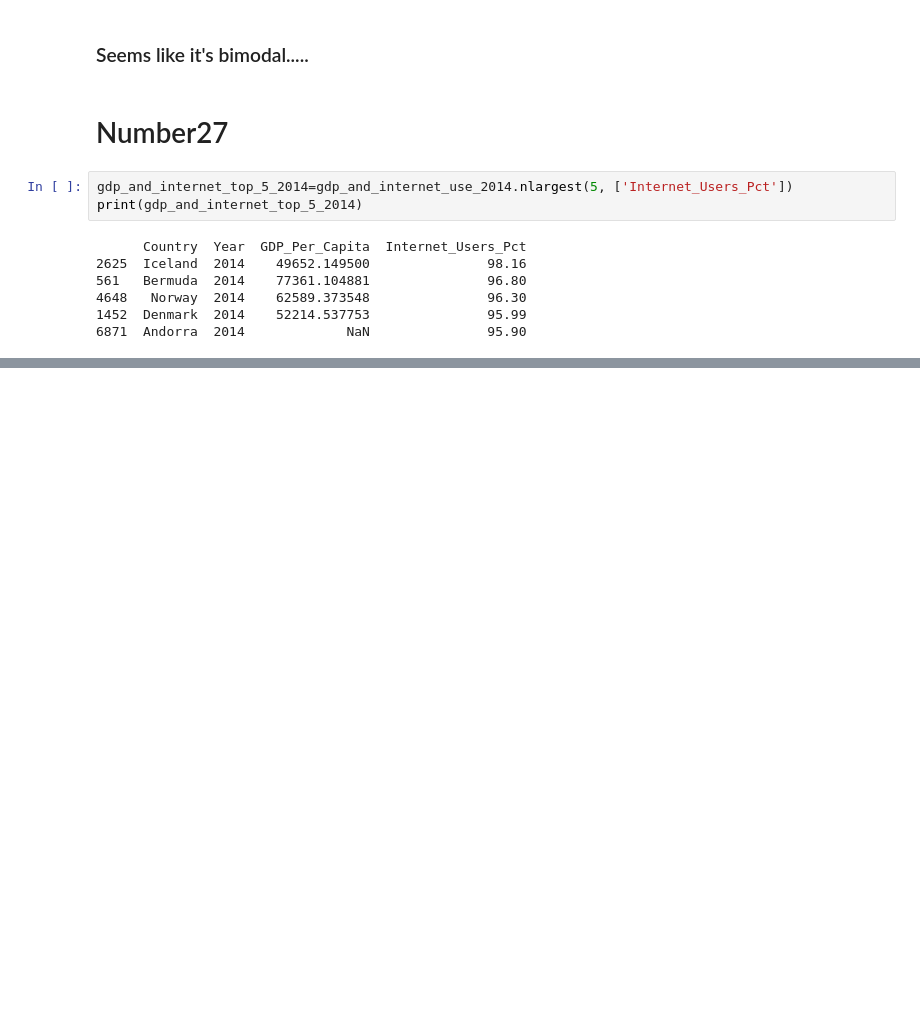
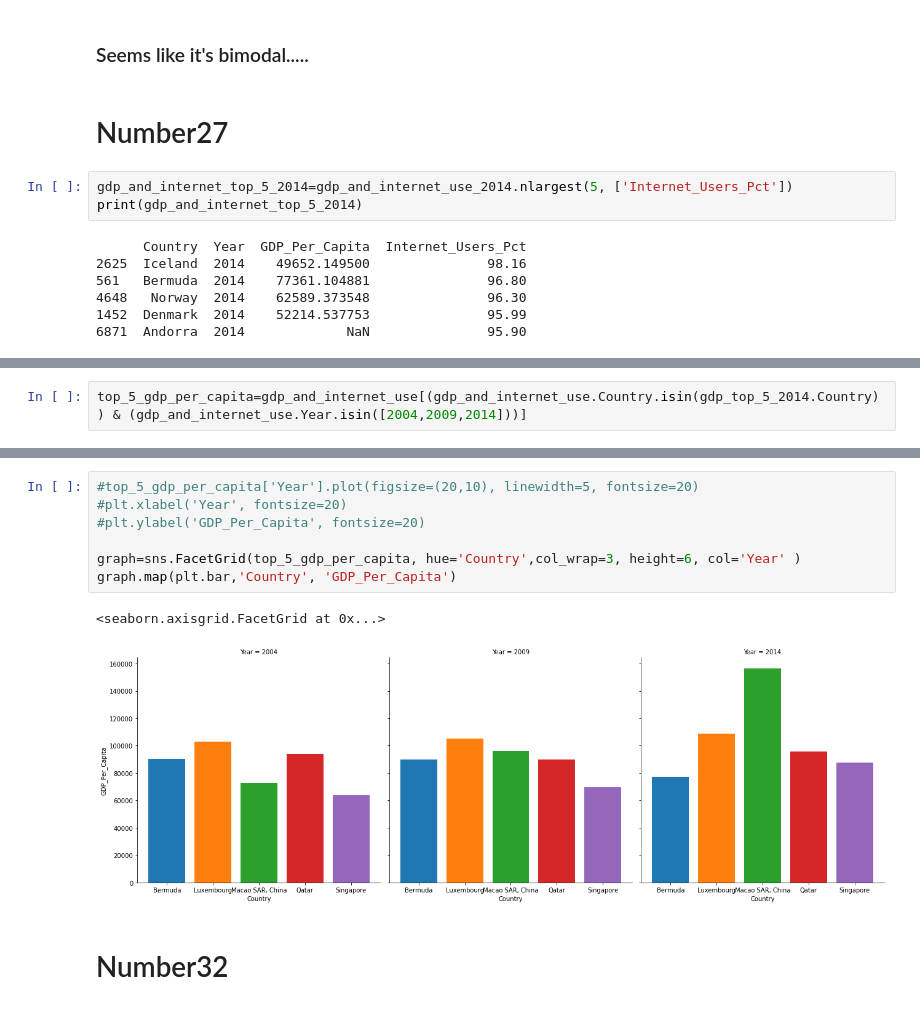
Before and after one commit to NSS-Data-Analytics-Cohort-7/gdp-and-internet-usage-sgoolsby88, a Jupyter notebook: Notebook/gdp_and_internet_usage.ipynb, the cells around one changed output, grey strips where cells are left out. Cells and saved outputs as stored; diff of their text form; blank space fills up the shorter version.

```diff
--- a/Notebook/gdp_and_internet_usage.ipynb
+++ b/Notebook/gdp_and_internet_usage.ipynb
@@ -367,0 +423,2 @@ AttributeError: module 'matplotlib' has no attribute 'bar'
+# %%
+top_5_gdp_per_capita=gdp_and_internet_use[(gdp_and_internet_use.Country.isin(gdp_top_5_2014.Country)) & (gdp_and_internet_use.Year.isin([2004,2009,2014]))]
@@ -367,0 +444,12 @@ AttributeError: module 'matplotlib' has no attribute 'bar'
+# %%
+#top_5_gdp_per_capita['Year'].plot(figsize=(20,10), linewidth=5, fontsize=20)
+#plt.xlabel('Year', fontsize=20)
+#plt.ylabel('GDP_Per_Capita', fontsize=20)
+
+graph=sns.FacetGrid(top_5_gdp_per_capita, hue='Country',col_wrap=3, height=6, col='Year' )
+graph.map(plt.bar,'Country', 'GDP_Per_Capita')
+# %% [output]
+<seaborn.axisgrid.FacetGrid at 0x...>
+[figure, added]
+# %% [markdown]
+# Number32
```
Also changed, not shown: parts of 22 cells of this notebook.
